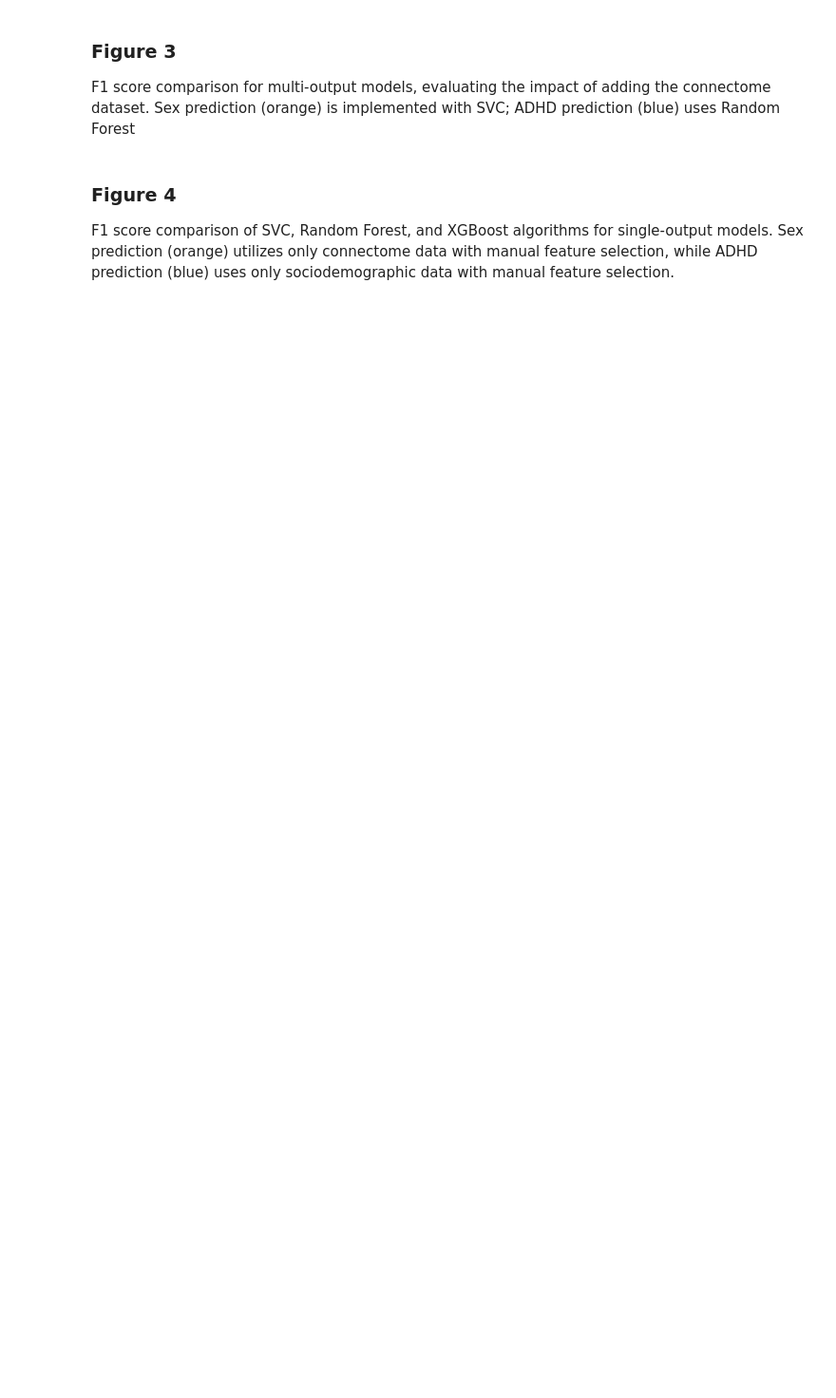
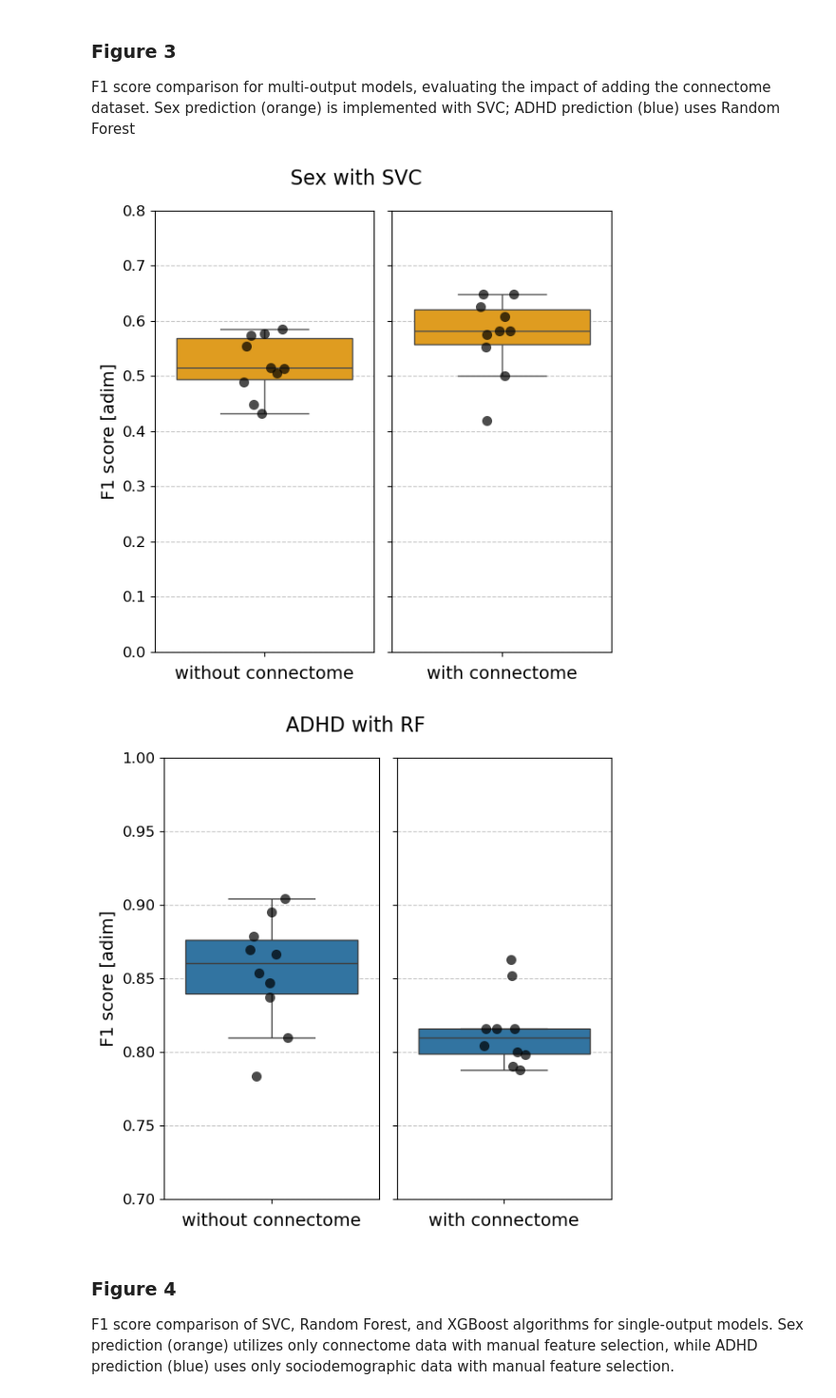
Before and after one commit to near-nes/wids2025, a Jupyter notebook: Generate_figures.ipynb, the cells around one changed output. Shown: that part at 95% size. Saved outputs shown, nothing was run; the diff lists cells and outputs as text; code cells hidden in the pictures; blank space fills up the shorter version.

```diff
--- a/Generate_figures.ipynb
+++ b/Generate_figures.ipynb
@@ -145,49 +144,52 @@ Error:
 F1 score comparison for multi-output models, evaluating the impact of adding the connectome dataset. Sex prediction (orange) is implemented with SVC; ADHD prediction (blue) uses Random Forest
 # %%
 # Sex with SVC
-fig, axes = plt.subplots(1, 2, figsize=(6, 6), share_y=True)
-sns.boxplot(y='F1_sex_score', data=df_soc_SVC_sex, color='orange', ax=axes[0])
+fig, axes = plt.subplots(1, 2, figsize=(6, 6), sharey=True)
+sns.boxplot(y='F1_sex_score', data=df_soc_SVC_sex, color='orange', ax=axes[0], fliersize=0)
 sns.stripplot(y='F1_sex_score', data=df_soc_SVC_sex, color='black', jitter=True, alpha=0.7, size=8, ax=axes[0])
 axes[0].set_ylabel('F1 score [adim]', fontsize=14)
 axes[0].set_xlabel('without connectome', fontsize=14)
 axes[0].grid(axis='y', linestyle='--', alpha=0.7)
-
 axes[0].tick_params(axis='x', labelsize=12)
 axes[0].tick_params(axis='y', labelsize=12)
-sns.boxplot(y='F1_sex_score', data=df_soc_conn_SVC_sex, color='orange', ax=axes[0])
-sns.stripplot(y='F1_sex_score', data=df_soc_conn_SVC_sex, color='black', jitter=True, alpha=0.7, size=8, ax=axes[0])
+
+sns.boxplot(y='F1_sex_score', data=df_soc_conn_SVC_sex, color='orange', ax=axes[1], fliersize=0)
+sns.stripplot(y='F1_sex_score', data=df_soc_conn_SVC_sex, color='black', jitter=True, alpha=0.7, size=8, ax=axes[1])
 axes[1].set_xlabel('with connectome', fontsize=14)
 axes[1].grid(axis='y', linestyle='--', alpha=0.7)
 axes[1].tick_params(axis='x', labelsize=12)
 axes[1].tick_params(axis='y', labelsize=12)
 
 axes[1].set_ylim(0.0, 0.8)
 fig.suptitle('Sex with SVC', fontsize=16)
 plt.tight_layout()
 plt.show()
 
 
 # ADHD with RF
-sns.boxplot(y='F1_adhd_score', data=df_soc_RF_ADHD, ax=axes[0])
+fig, axes = plt.subplots(1, 2, figsize=(6, 6), sharey=True)
+sns.boxplot(y='F1_adhd_score', data=df_soc_RF_ADHD, ax=axes[0], fliersize=0)
 sns.stripplot(y='F1_adhd_score', data=df_soc_RF_ADHD, color='black', jitter=True, alpha=0.7, size=8, ax=axes[0])
 axes[0].set_ylabel('F1 score [adim]', fontsize=14)
 axes[0].set_xlabel('without connectome', fontsize=14)
 axes[0].grid(axis='y', linestyle='--', alpha=0.7)
 axes[0].tick_params(axis='x', labelsize=12)
 axes[0].tick_params(axis='y', labelsize=12)
 
-fig, axes = plt.subplots(1, 2, figsize=(6, 6), share_y=True)
-sns.boxplot(y='F1_sex_score', data=df_soc_conn_RF_sex, color='orange', ax=axes[1])
-sns.stripplot(y='F1_sex_score', data=df_soc_conn_RF_sex, color='black', jitter=True, alpha=0.7, size=8, ax=axes[1])
+sns.boxplot(y='F1_adhd_score', data=df_soc_conn_RF_ADHD, ax=axes[1], fliersize=0)
+sns.stripplot(y='F1_adhd_score', data=df_soc_conn_RF_ADHD, color='black', jitter=True, alpha=0.7, size=8, ax=axes[1])
 axes[1].set_xlabel('with connectome', fontsize=14)
 axes[1].grid(axis='y', linestyle='--', alpha=0.7)
 axes[1].tick_params(axis='x', labelsize=12)
 axes[1].tick_params(axis='y', labelsize=12)
 
 axes[1].set_ylim(0.7, 1.0)
 fig.suptitle('ADHD with RF', fontsize=16)
 plt.tight_layout()
 plt.show()
+# %% [output]
+[figure, added]
+[figure, added]
 # %% [markdown]
 ### Figure 4
 
```
Also changed, not shown: parts of 3 cells of this notebook, 7 other files.
